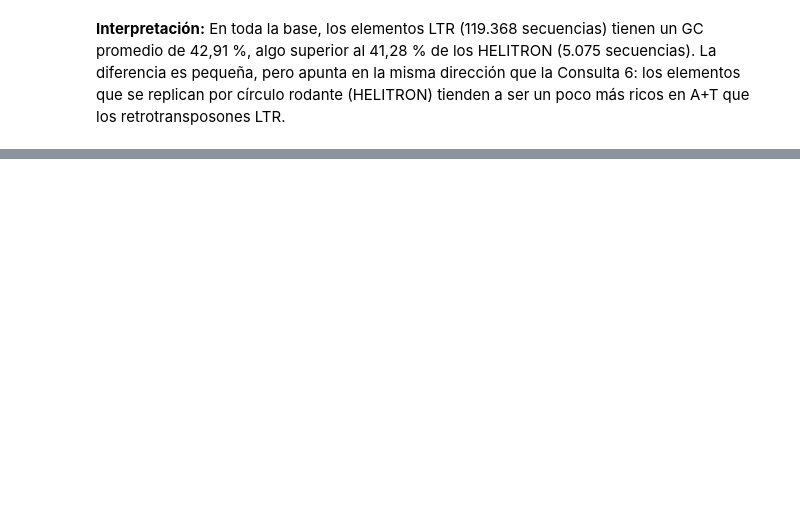
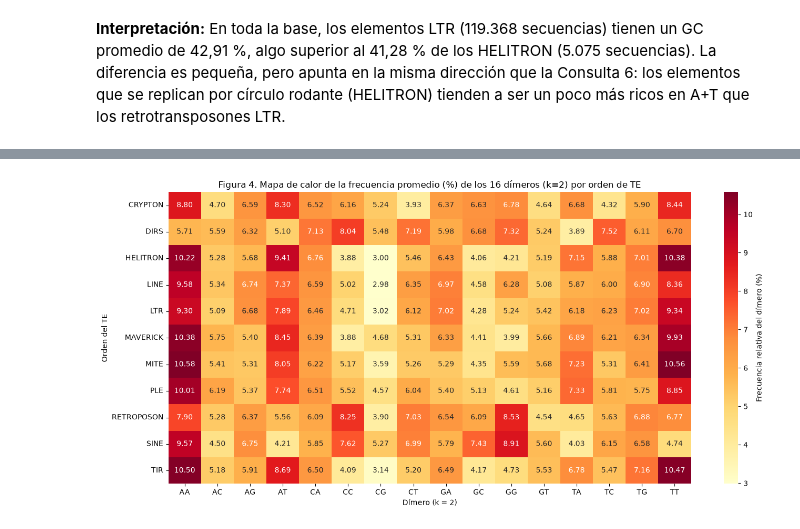
Before and after one commit to JuanSebastianLopez15/Corte2Proyecto, a Jupyter notebook: notebooks/07_consultas_y_bibliotecas.ipynb, the cells around one changed output, grey strips where cells are left out. Drawn from its saved outputs; the diff is of its cells as text; code cells hidden in the pictures; blank space fills up the shorter version.

```diff
--- a/notebooks/07_consultas_y_bibliotecas.ipynb
+++ b/notebooks/07_consultas_y_bibliotecas.ipynb
@@ -786,0 +901,29 @@ display(pd.DataFrame(list(db.sequences.aggregate(pipeline_q17))))
+# %%
+import itertools
+
+dimeros = ["".join(p) for p in itertools.product("ACGT", repeat=2)]
+
+# Construimos dinámicamente el $group en MongoDB para sumar cada uno de los 16 dímeros por te_order
+group_k2 = {"_id": "$te_order", "n_seqs": {"$sum": 1}}
+for d in dimeros:
+    group_k2[d] = {"$sum": f"$kmers.k2.{d}"}
+
+res_k2 = list(db.sequences.aggregate([{"$group": group_k2}, {"$sort": {"_id": 1}}]))
+df_k2_raw = pd.DataFrame(res_k2).set_index("_id")
+
+# Frecuencia relativa (%) de cada dímero sobre el total de dímeros del orden (cada fila suma 100 %)
+df_k2_rel = df_k2_raw[dimeros].div(df_k2_raw[dimeros].sum(axis=1), axis=0) * 100
+
+plt.figure(figsize=(14, 6.5))
+sns.heatmap(
+    df_k2_rel, annot=True, fmt=".2f", cmap="YlOrRd",
+    cbar_kws={"label": "Frecuencia relativa del dímero (%)"}
+)
+plt.title("Figura 4. Mapa de calor de la frecuencia promedio (%) de los 16 dímeros (k=2) por orden de TE")
+plt.xlabel("Dímero (k = 2)")
+plt.ylabel("Orden del TE")
+plt.tight_layout()
+plt.savefig("../reports/fig4_heatmap_kmers_k2.png", dpi=150, bbox_inches="tight")
+plt.show()
+# %% [output]
+[figure, added]
```
Also changed, not shown: parts of 15 cells of this notebook, 4 other files.
